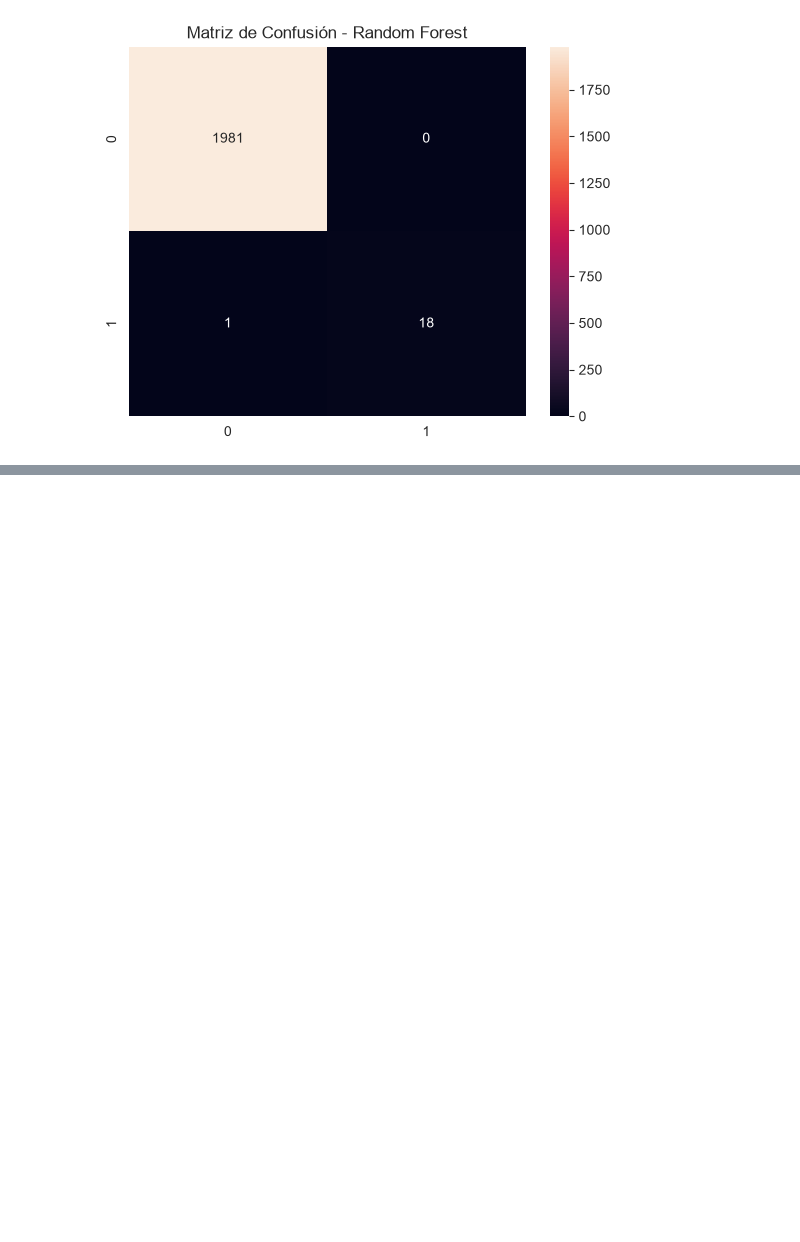
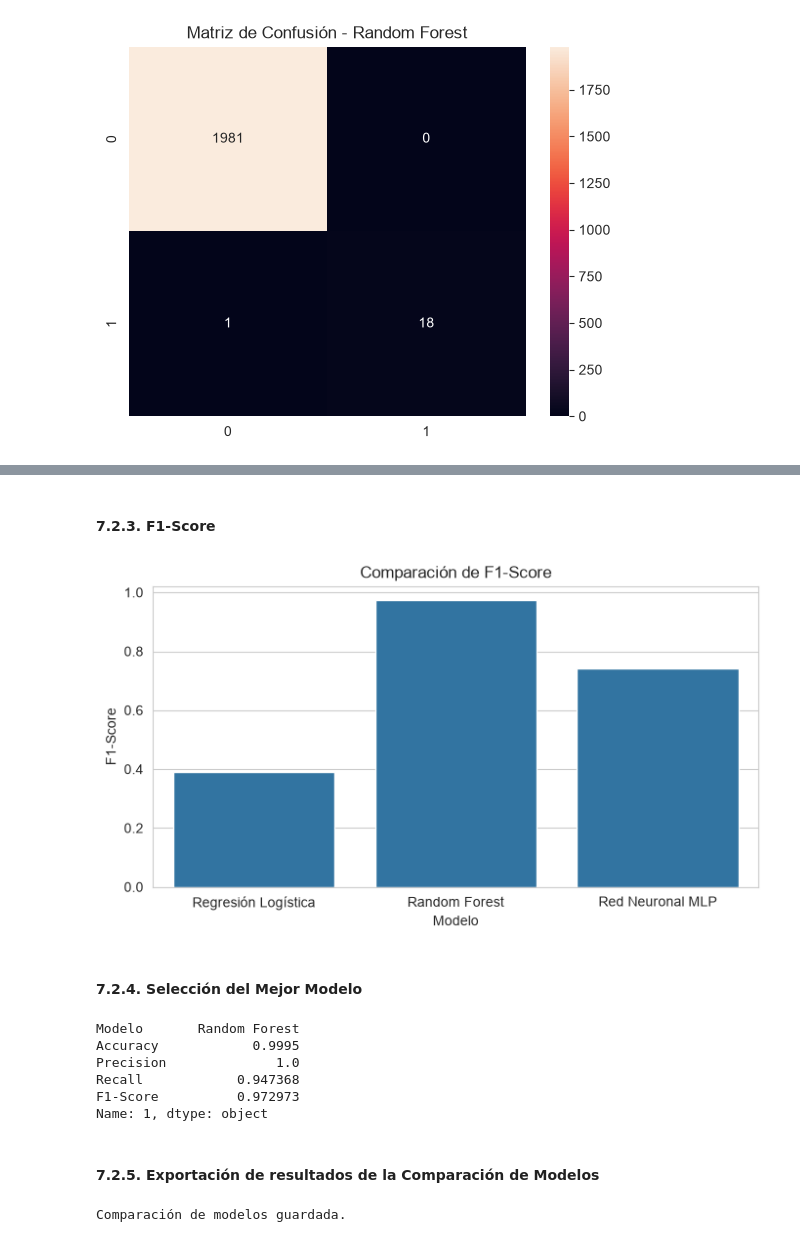
Before and after one commit to randyb12019-repo2026/Predictive_IT_Infrastructure_Analytics, a Jupyter notebook: notebooks/04_modelo_predictivo.ipynb, the cells around one changed output, grey strips where cells are left out. Drawn from its saved outputs; the diff is of its cells as text; code cells hidden in the pictures; blank space fills up the shorter version.

```diff
--- a/notebooks/04_modelo_predictivo.ipynb
+++ b/notebooks/04_modelo_predictivo.ipynb
@@ -509,0 +744,53 @@ plt.show()
+# %% [markdown]
+#### **7.2.3. F1-Score**
+# %%
+# Definición del tamaño de la figura
+plt.figure(figsize=(8,4))
+
+# Visualización de la comparación de métricas de los modelos
+sns.barplot(
+    data=resultados,
+    x="Modelo",
+    y="F1-Score"
+)
+
+# Configuración de las etiquetas y título
+plt.title("Comparación de F1-Score")
+
+# Mostrar la visualización
+plt.show()
+# %% [output]
+[figure, added]
+# %% [markdown]
+#### **7.2.4. Selección del Mejor Modelo**
+# %%
+# Definición del tamaño de la figura
+mejor_modelo = resultados.loc[
+    resultados["F1-Score"].idxmax()
+]
+
+# Mostrar datos del Mejor Modelo
+mejor_modelo
+# %% [output]
+Modelo       Random Forest
+Accuracy            0.9995
+Precision              1.0
+Recall            0.947368
+F1-Score          0.972973
+Name: 1, dtype: object
+# %% [markdown]
+#### **7.2.5. Exportación de resultados de la Comparación de Modelos**
+# %%
+# Creación y/o verificación de la existencia del directorio final para guardado de resultados
+os.makedirs("../data/final", exist_ok=True)
+
+# Exportación a fichero CSV
+resultados.to_csv(
+    "../data/final/comparacion_modelos.csv",
+    index=False
+)
+
+# Mensaje de onfirmación de guardado de datos al fichero CSV
+print("Comparación de modelos guardada.")
+# %% [output]
+Comparación de modelos guardada.
```
Also changed, not shown: parts of 45 cells of this notebook, 6 other files.
